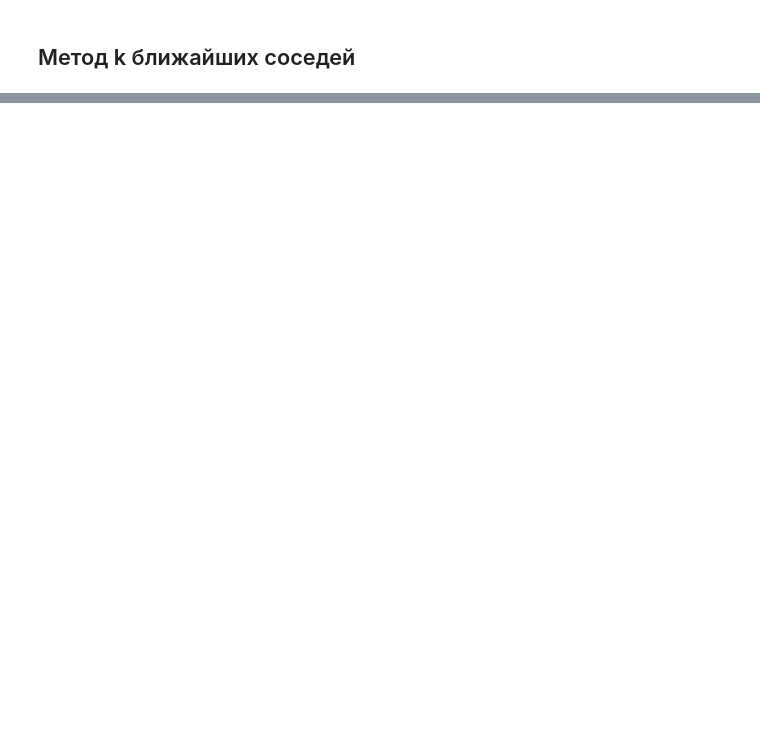
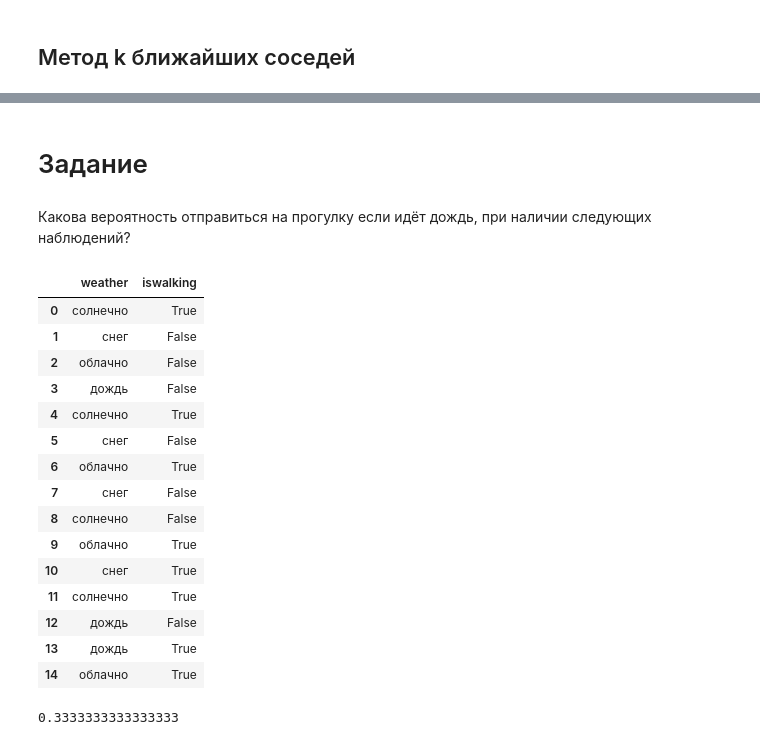
Before and after one commit to Kirillex22/Machine-Learning, a Jupyter notebook: notebooks/Lab4.ipynb, the cells around one changed output, grey strips where cells are left out. Drawn from its saved outputs; the diff is of its cells as text; code cells hidden in the pictures; blank space fills up the shorter version.

```diff
--- a/notebooks/Lab4.ipynb
+++ b/notebooks/Lab4.ipynb
@@ -526,0 +761,42 @@ ROC: 0.8586287222922284
+# %% [markdown]
+# Задание
+# %% [markdown]
+Какова вероятность отправиться на прогулку если идёт дождь, при наличии следующих наблюдений?
+# %%
+data = [
+        ('солнечно', True),
+        ('снег', False),
+        ('облачно', False),
+        ('дождь', False),
+        ('солнечно', True),
+        ('снег', False),
+        ('облачно', True),
+        ('снег', False),
+        ('солнечно', False),
+        ('облачно', True),
+        ('снег', True),
+        ('солнечно', True),
+        ('дождь', False),
+        ('дождь', True),
+        ('облачно', True),
+]
+# %%
+data = pd.DataFrame(data, columns=['weather', 'iswalking'])
+data
+# %% [output]
+|  | weather | iswalking |
+| 0 | солнечно | True |
+| 1 | снег | False |
+| 2 | облачно | False |
+| 3 | дождь | False |
+| 4 | солнечно | True |
+| 5 | снег | False |
+| 6 | облачно | True |
+| 7 | снег | False |
+| 8 | солнечно | False |
+| 9 | облачно | True |
+| 10 | снег | True |
+| 11 | солнечно | True |
+| 12 | дождь | False |
+| 13 | дождь | True |
+| 14 | облачно | True |
@@ -526,0 +807,4 @@ ROC: 0.8586287222922284
+# %%
+print(prob)
+# %% [output]
+0.3333333333333333
```
Also changed, not shown: parts of 63 cells of this notebook, 3 other files.
